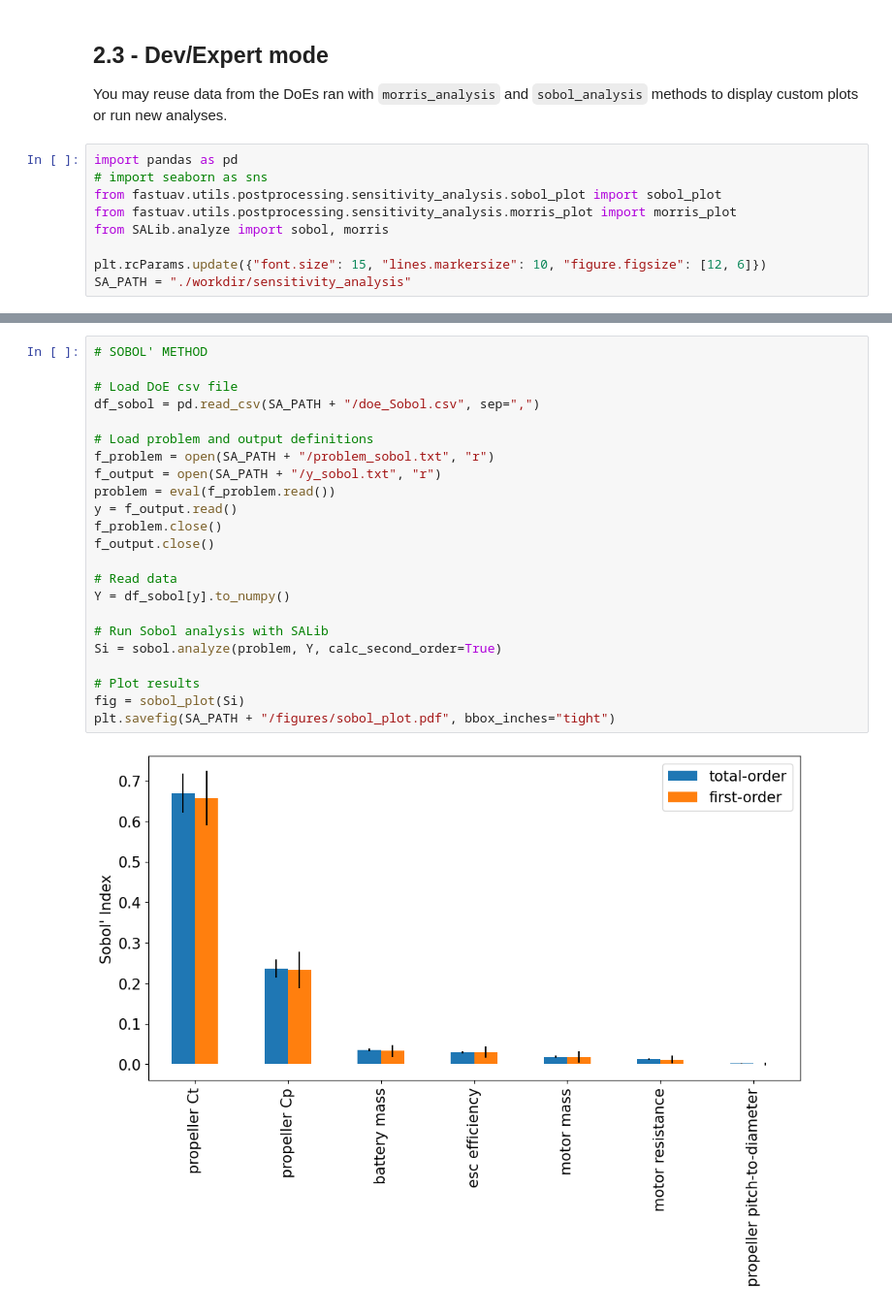
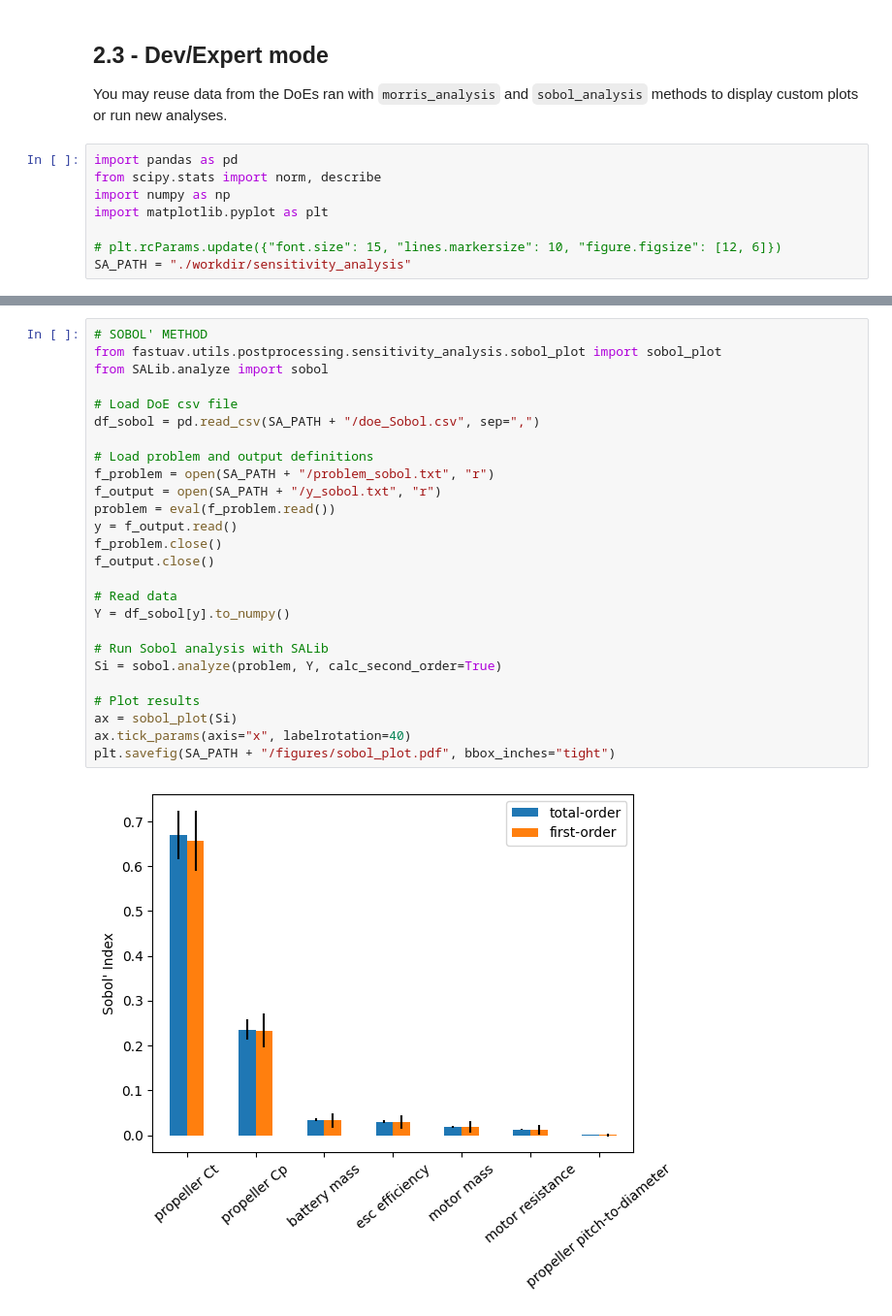
Before and after one commit to SizingLab/FAST-UAV, a Jupyter notebook: src/fastuav/notebooks/03_Uncertainty_analysis.ipynb, the cells around one changed output, grey strips where cells are left out. Shown at 97% size. Saved outputs shown, nothing was run; the diff lists cells and outputs as text.

Commit message:
Packaged uncertainty plots

```diff
--- a/src/fastuav/notebooks/03_Uncertainty_analysis.ipynb
+++ b/src/fastuav/notebooks/03_Uncertainty_analysis.ipynb
@@ -134,10 +134,9 @@ VBox(children=(HBox(children=(FigureWidget({
 You may reuse data from the DoEs ran with `morris_analysis` and `sobol_analysis` methods to display custom plots or run new analyses.
 # %%
 import pandas as pd
-# import seaborn as sns
-from fastuav.utils.postprocessing.sensitivity_analysis.sobol_plot import sobol_plot
-from fastuav.utils.postprocessing.sensitivity_analysis.morris_plot import morris_plot
-from SALib.analyze import sobol, morris
+from scipy.stats import norm, describe
+import numpy as np
+import matplotlib.pyplot as plt
 
-plt.rcParams.update({"font.size": 15, "lines.markersize": 10, "figure.figsize": [12, 6]})
+# plt.rcParams.update({"font.size": 15, "lines.markersize": 10, "figure.figsize": [12, 6]})
 SA_PATH = "./workdir/sensitivity_analysis"
@@ -174,25 +180,28 @@ plt.savefig(SA_PATH + "/figures/morris_plot.pdf", bbox_inches="tight", dpi=1200)
 # %%
 # SOBOL' METHOD
+from fastuav.utils.postprocessing.sensitivity_analysis.sobol_plot import sobol_plot
+from SALib.analyze import sobol
 
 # Load DoE csv file
 df_sobol = pd.read_csv(SA_PATH + "/doe_Sobol.csv", sep=",")
 
 # Load problem and output definitions
 f_problem = open(SA_PATH + "/problem_sobol.txt", "r")
 f_output = open(SA_PATH + "/y_sobol.txt", "r")
 problem = eval(f_problem.read())
 y = f_output.read()
 f_problem.close()
 f_output.close()
 
 # Read data
 Y = df_sobol[y].to_numpy()
 
 # Run Sobol analysis with SALib
 Si = sobol.analyze(problem, Y, calc_second_order=True)
 
 # Plot results
-fig = sobol_plot(Si)
+ax = sobol_plot(Si)
+ax.tick_params(axis="x", labelrotation=40)
 plt.savefig(SA_PATH + "/figures/sobol_plot.pdf", bbox_inches="tight")
 # %% [output]
-[figure, old version]
+[figure, new version]
```
Also changed, not shown: parts of 18 cells of this notebook, 3 other files.
